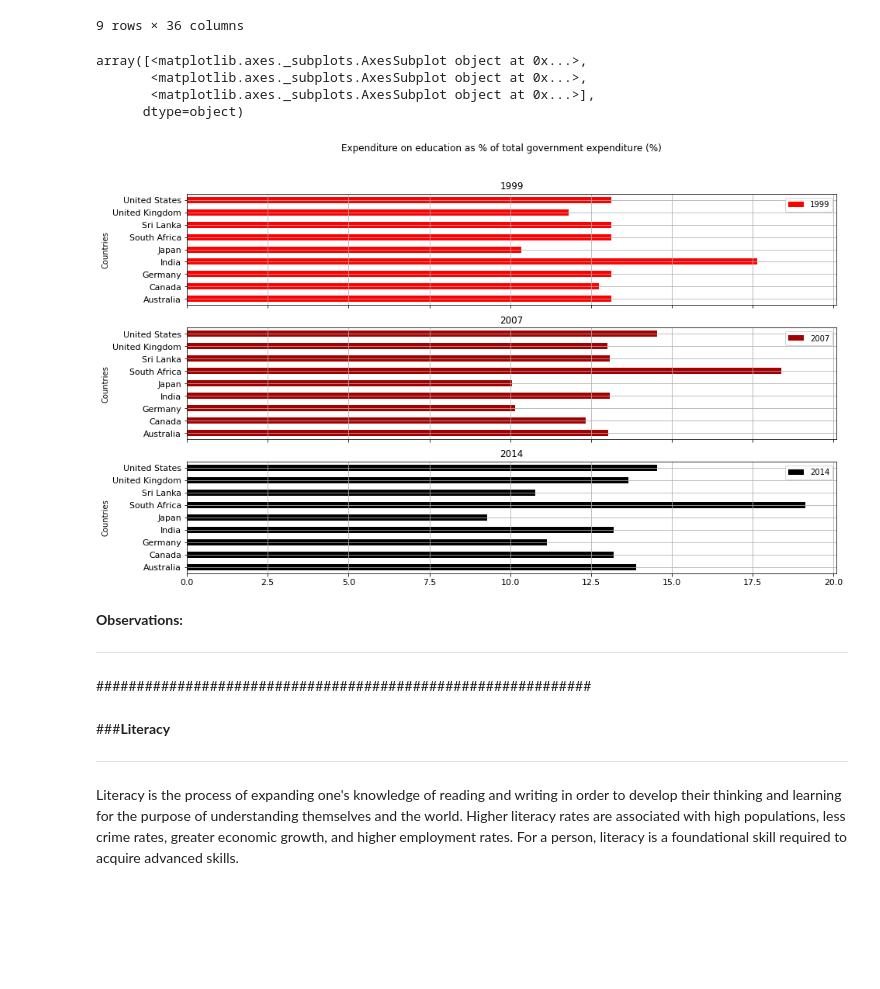
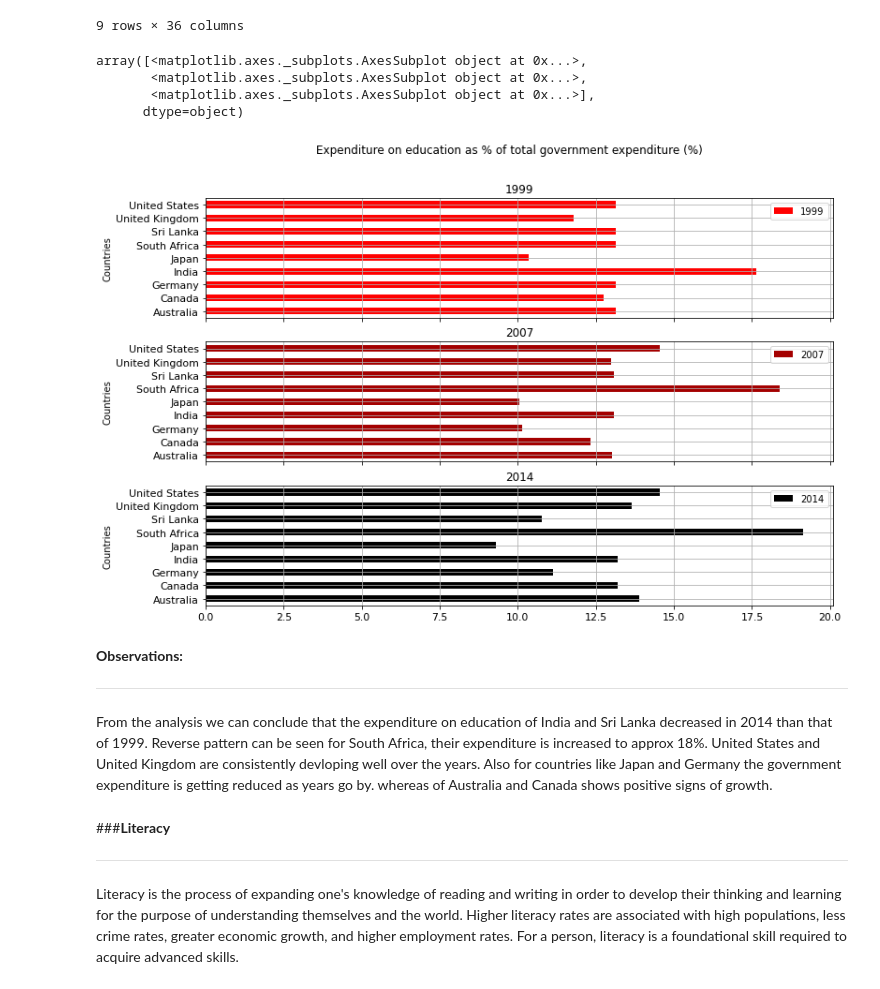
Before and after one commit to Keshav1506/World-Bank-Global-Education-Analysis, a Jupyter notebook: WorldBankEDA.ipynb, the cells around one changed output. Drawn from its saved outputs; the diff is of its cells as text; code cells hidden in the pictures; blank space fills up the shorter version.

```diff
--- a/WorldBankEDA.ipynb
+++ b/WorldBankEDA.ipynb
@@ -34,7 +34,7 @@ Indicators = ["UIS.E.0.T", "SE.PRE.PRIV.ZS",
               # Early Childhood Education
               "SE.XPD.TOTL.GD.ZS", "SE.XPD.TOTL.GB.ZS",
               # Expenditures
-              "SE.ADT.LITR.ZS", "UIS.LP.AG15t99",
+              "SE.ADT.LITR.ZS", "UIS.LP.AG15T99",
               # Literacy
               "SP.PRE.TOTL.IN","SP.PRM.TOTL.IN", "SP.SEC.TOTL.IN", "SP.TER.TOTL.IN"]
               # Population
@@ -611,21 +625,22 @@ Indicator4
 | 9 | United States | 14.768883 | 14.258217 | 13.69892 | 12.648405 | 11.84815 | 11.449495 | 14.04409 | 13.892188 | 13.976282 | ... |
 9 rows × 36 columns
 # %%
+# Plotting the data in a horizontal bar graph with years - 1999, 2007, 2014 as subplot objects.
 Indicator4.plot(x = "Country Name", y = ["1999", "2007", "2014"], kind = 'barh', title = Title4,
                 xlabel = "Countries", ylabel = "% of Gov. Expenditure",
-                ylim = (0, 25), figsize=(15,9), fontsize = 11,
+                ylim = (0, 25), figsize=(12,8), fontsize = 11,
                 colormap = "flag", subplots= True, grid = True)
-# .patch.set_facecolor('#f0ffff')
 # %% [output]
 array([<matplotlib.axes._subplots.AxesSubplot object at 0x...>,
        <matplotlib.axes._subplots.AxesSubplot object at 0x...>,
        <matplotlib.axes._subplots.AxesSubplot object at 0x...>],
       dtype=object)
-[figure, old version]
+[figure, new version]
-# %% [markdown]
-**Observations:**
-*******
-#############################################################
+# %% [markdown]
+**Observations:**
+*******
+From the analysis we can conclude that the expenditure on education of India and Sri Lanka decreased in 2014 than that of 1999. Reverse pattern can be seen for South Africa, their expenditure is increased to approx 18%. United States and United Kingdom are consistently devloping well over the years.
+Also for countries like Japan and Germany the government expenditure is getting reduced as years go by. whereas of Australia and Canada shows positive signs of growth.
 # %% [markdown]
 ###**Literacy**
 ****
```
Also changed, not shown: parts of 16 cells of this notebook.
